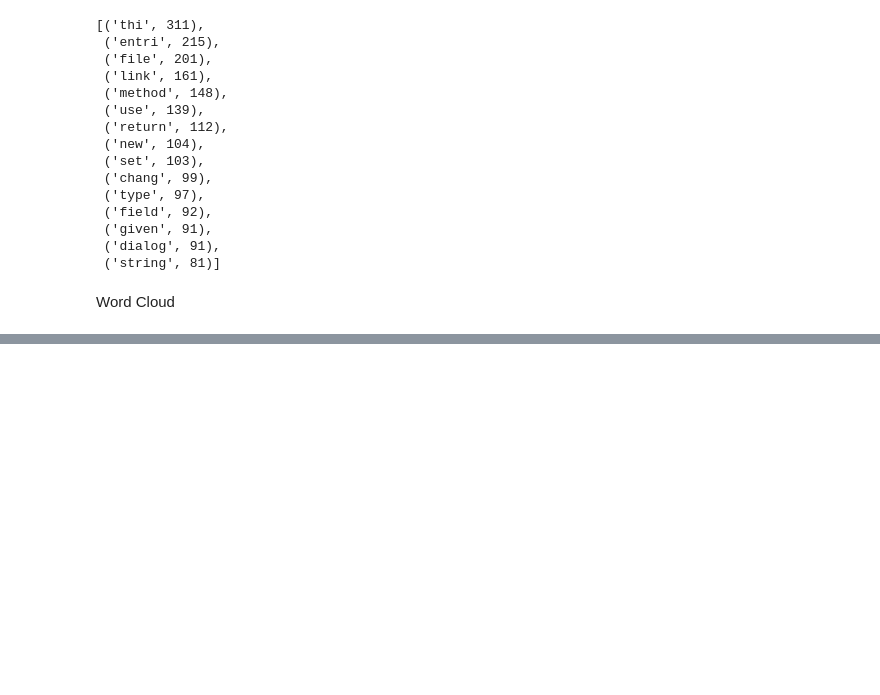
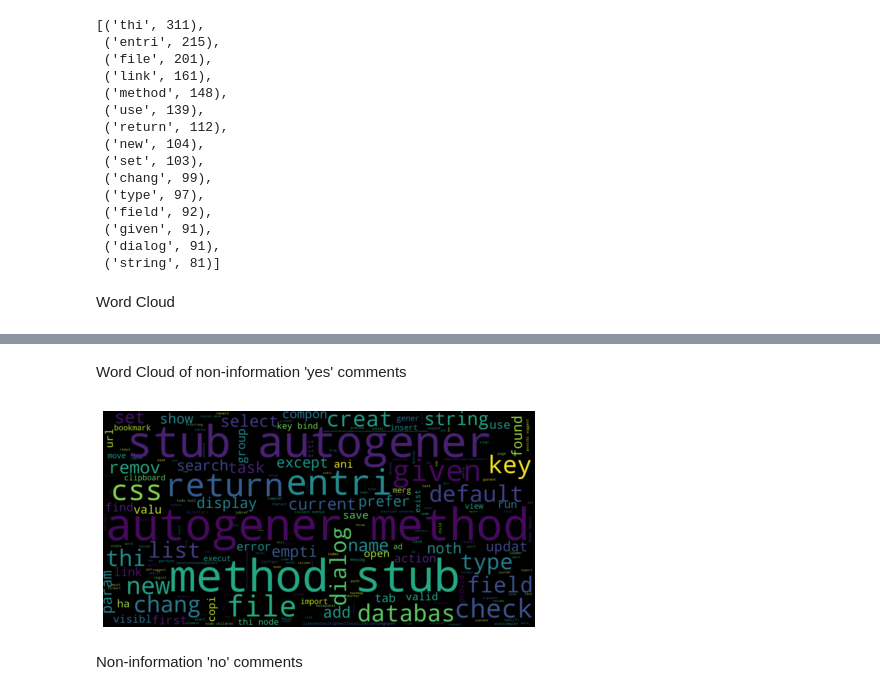
Before and after one commit to patrycjapraczyk/Declutter-challenge, a Jupyter notebook: notebooks/dataAnalysis/comment_text_analysis.ipynb, the cells around one changed output, grey strips where cells are left out. Saved outputs shown, nothing was run; the diff lists cells and outputs as text; code cells hidden in the pictures; blank space fills up the shorter version.

Commit message:
added analysis of comments with non-information groups split

```diff
--- a/notebooks/dataAnalysis/comment_text_analysis.ipynb
+++ b/notebooks/dataAnalysis/comment_text_analysis.ipynb
@@ -179,0 +179,20 @@ plt.savefig('./comment_wordcloud.png', facecolor='k', bbox_inches='tight')
+# %%
+data.head()
+bad_comments = data[data['non-information'] == 'yes']
+bad_comments = bad_comments['comment'].apply(str)
+
+#data cleaning
+#remove special characters
+bad_comments = bad_comments.map(DataProcesser.remove_special_characters)
+#remove accented chars
+bad_comments = bad_comments.map(DataProcesser.remove_accented_chars)
+#to lower case
+bad_comments = bad_comments.map(lambda com : com.lower())
+
+#stemming
+ps = PorterStemmer()
+bad_comments = [(" ".join(list(map(ps.stem, comment.split())))) for comment in bad_comments]
+
+#remove stopwords
+bad_comments = list(map(DataProcesser.remove_stopwords, bad_comments))
+bad_comments[:15]
@@ -179,0 +241,18 @@ plt.savefig('./comment_wordcloud.png', facecolor='k', bbox_inches='tight')
+# %% [markdown]
+Word Cloud of non-information 'yes' comments
+# %%
+# Generate a word cloud image
+comments_cleaned = " ".join(bad_comments)
+from wordcloud import WordCloud, STOPWORDS, ImageColorGenerator
+wordcloud1 = WordCloud(width=1600, height=800).generate(comments_cleaned)
+import matplotlib.pyplot as plt
+
+# Display the generated image:
+plt.imshow(wordcloud1, interpolation='bilinear')
+plt.axis("off")
+plt.tight_layout(pad=0)
+plt.show()
+# %% [output]
+[figure, added]
+# %% [markdown]
+Non-information 'no' comments
```
Also changed, not shown: parts of 11 cells of this notebook.
